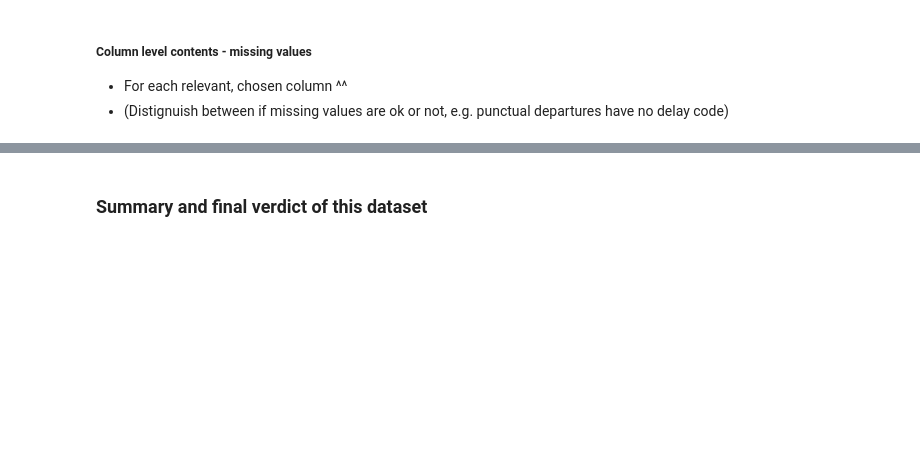
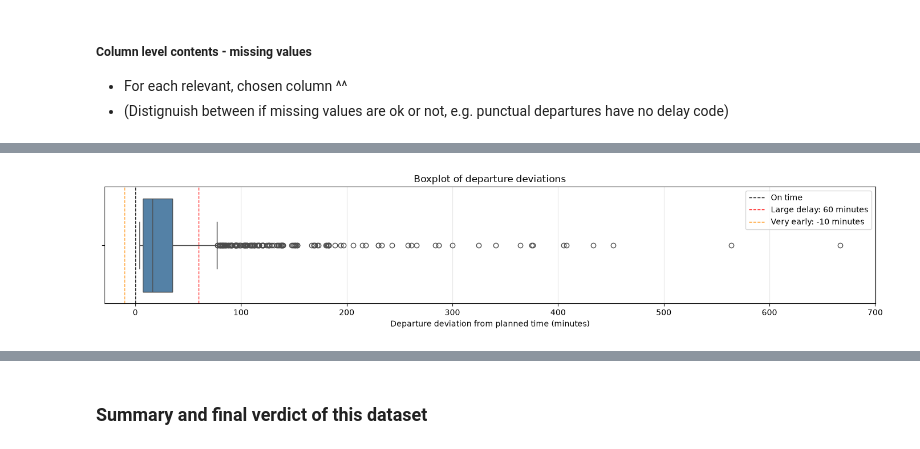
Before and after one commit to KriStrom/masteroppgave26SixSigmaDataanalyse, a Jupyter notebook: 01_measure_phase/01_01_data_quality_analysis.ipynb, the cells around one changed output, grey strips where cells are left out. Drawn from its saved outputs; the diff is of its cells as text; code cells hidden in the pictures; blank space fills up the shorter version.

```diff
--- a/01_measure_phase/01_01_data_quality_analysis.ipynb
+++ b/01_measure_phase/01_01_data_quality_analysis.ipynb
@@ -898,0 +1057,19 @@ Dimensions of filtered table: (1816, 6)
+# %%
+# Count rows before removing exact duplicates
+rows_before = len(df_tios_delays_filtered)
+
+# Keep the first occurrence of each exact duplicate row
+df_tios_delays_filtered = (
+    df_tios_delays_filtered
+    .drop_duplicates(keep="first")
+    .reset_index(drop=True)
+)
+
+# Validate the result
+rows_after = len(df_tios_delays_filtered)
+duplicates_after = df_tios_delays_filtered.duplicated().sum()
+
+print(f"Rows before removing duplicates: {rows_before}")
+print(f"Rows after removing duplicates: {rows_after}")
+print(f"Rows removed: {rows_before - rows_after}")
+print(f"Remaining exact duplicate rows: {duplicates_after}")
@@ -904,0 +1178,41 @@ Dimensions of filtered table: (1816, 6)
+# %%
+plt.figure(figsize=(14, 3))
+
+sns.boxplot(
+    x=forsinkelse_minutter.to_numpy(),
+    color="steelblue"
+)
+
+plt.axvline(
+    0,
+    color="black",
+    linestyle="--",
+    linewidth=1,
+    label="On time"
+)
+
+plt.axvline(
+    60,
+    color="red",
+    linestyle="--",
+    linewidth=1,
+    label="Large delay: 60 minutes"
+)
+
+plt.axvline(
+    -10,
+    color="darkorange",
+    linestyle="--",
+    linewidth=1,
+    label="Very early: -10 minutes"
+)
+
+plt.title("Boxplot of departure deviations")
+plt.xlabel("Departure deviation from planned time (minutes)")
+plt.legend()
+plt.grid(axis="x", alpha=0.3)
+
+plt.tight_layout()
+plt.show()
+# %% [output]
+[figure, added]
```
Also changed, not shown: parts of 41 cells of this notebook.
